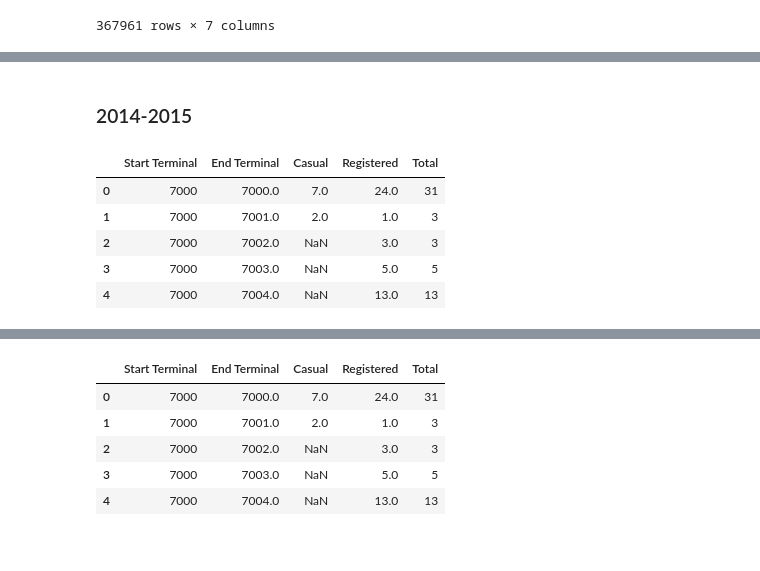
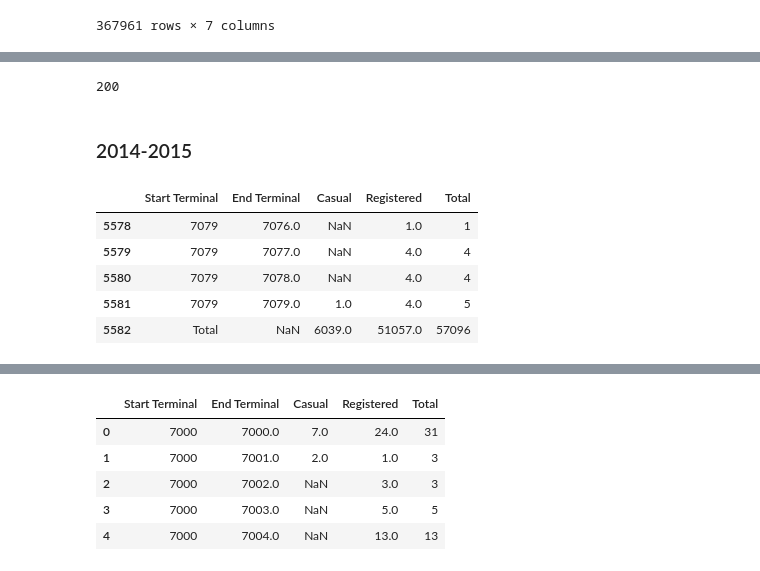
Before and after one commit to Neman-River/bikeshare_toronto, a Jupyter notebook: import_data.ipynb, the cells around one changed output, grey strips where cells are left out. Drawn from its saved outputs; the diff is of its cells as text; code cells hidden in the pictures.

```diff
--- a/import_data.ipynb
+++ b/import_data.ipynb
@@ -798,0 +827,2 @@ memory usage: 52.7 MB
+# %%
+pd.set_option('display.max_rows', 20)
@@ -889,15 +1069,19 @@ d16 = d16[~d16.start_time.dt.year==2000]
+# %%
+df16.start_station_name.nunique()
+# %% [output]
+200
 # %% [markdown]
 ### 2014-2015
 # %%
 df14_15 = pd.read_excel('bikeshare-ridership-2014-2015.xlsx', header=1)
-df14_15.head()
+df14_15.tail()
 # %% [output]
 |  | Start Terminal | End Terminal | Casual | Registered | Total |
-| 0 | 7000 | 7000.0 | 7.0 | 24.0 | 31 |
-| 1 | 7000 | 7001.0 | 2.0 | 1.0 | 3 |
-| 2 | 7000 | 7002.0 | NaN | 3.0 | 3 |
-| 3 | 7000 | 7003.0 | NaN | 5.0 | 5 |
-| 4 | 7000 | 7004.0 | NaN | 13.0 | 13 |
+| 5578 | 7079 | 7076.0 | NaN | 1.0 | 1 |
+| 5579 | 7079 | 7077.0 | NaN | 4.0 | 4 |
+| 5580 | 7079 | 7078.0 | NaN | 4.0 | 4 |
+| 5581 | 7079 | 7079.0 | 1.0 | 4.0 | 5 |
+| 5582 | Total | NaN | 6039.0 | 51057.0 | 57096 |
 # %%
 df14_15.rename(columns={'trip_duration_seconds':'trip_duration',
                         'from_station_id':'start_station_id',
```
Also changed, not shown: parts of 38 cells of this notebook.
